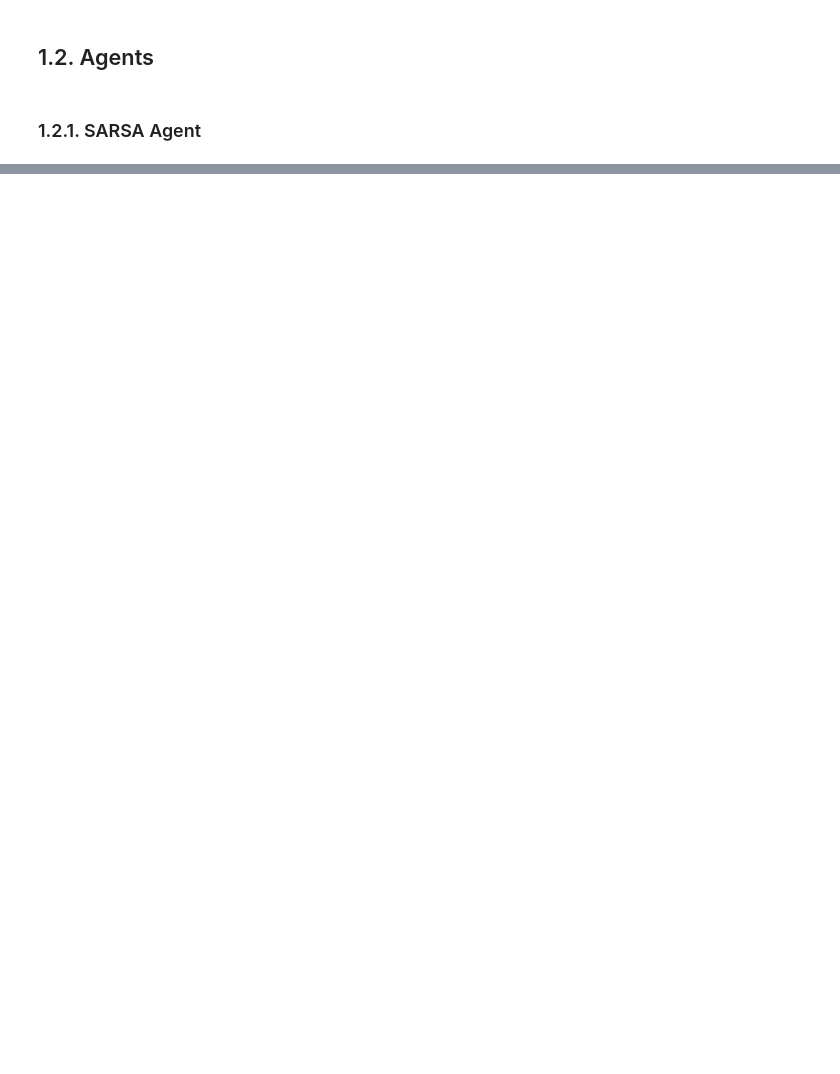
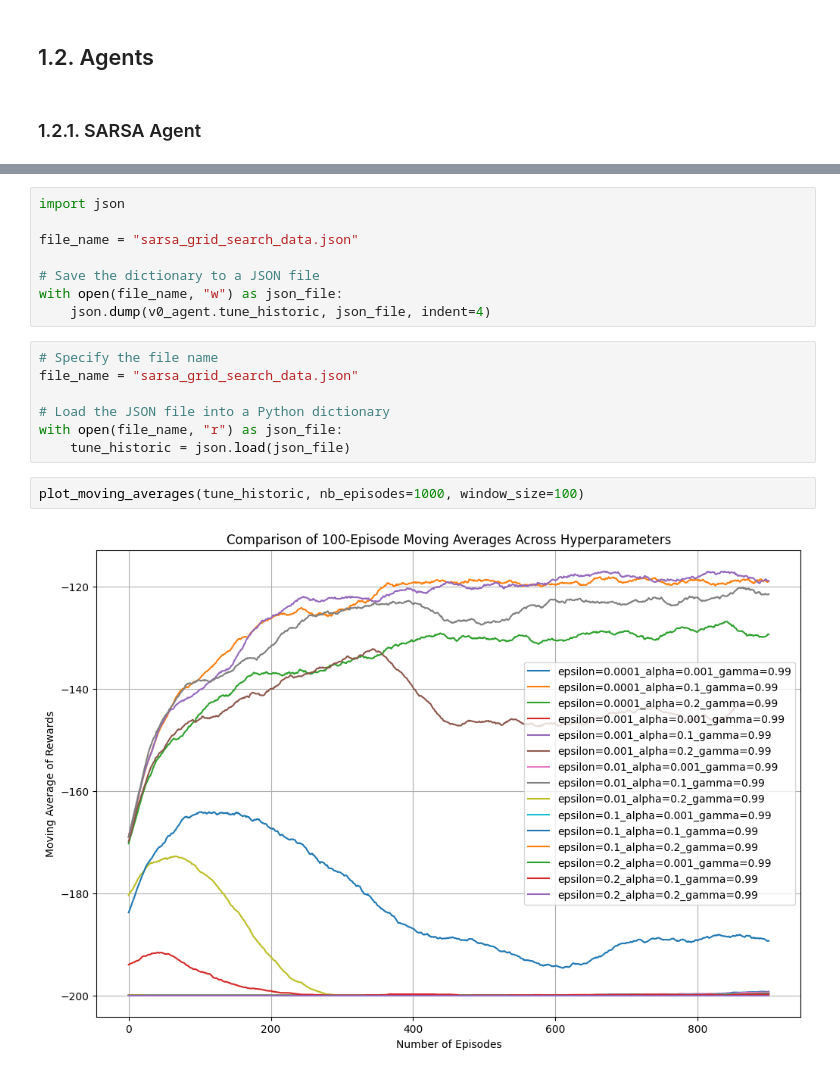
Before and after one commit to salmalys/mountain_car, a Jupyter notebook: Projet_RL.ipynb, the cells around one changed output, grey strips where cells are left out. Saved outputs shown, nothing was run; the diff lists cells and outputs as text; blank space fills up the shorter version.

```diff
--- a/Projet_RL.ipynb
+++ b/Projet_RL.ipynb
@@ -719,0 +694,19 @@ def on_policy_monte_carlo(
+# %%
+import json
+
+file_name = "sarsa_grid_search_data.json"
+
+# Save the dictionary to a JSON file
+with open(file_name, "w") as json_file:
+    json.dump(v0_agent.tune_historic, json_file, indent=4)
+# %%
+# Specify the file name
+file_name = "sarsa_grid_search_data.json"
+
+# Load the JSON file into a Python dictionary
+with open(file_name, "r") as json_file:
+    tune_historic = json.load(json_file)
+# %%
+plot_moving_averages(tune_historic, nb_episodes=1000, window_size=100)
+# %% [output]
+[figure, added]
```
Also changed, not shown: parts of 19 cells of this notebook.
